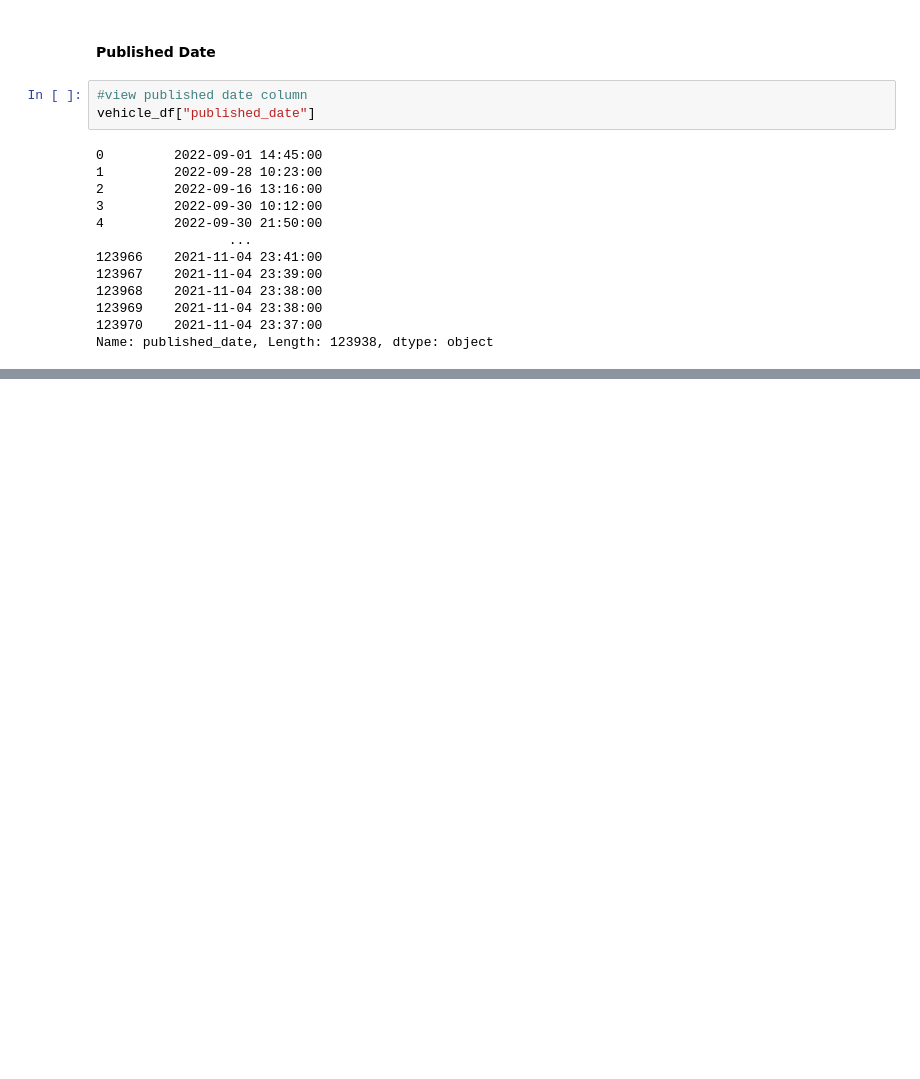
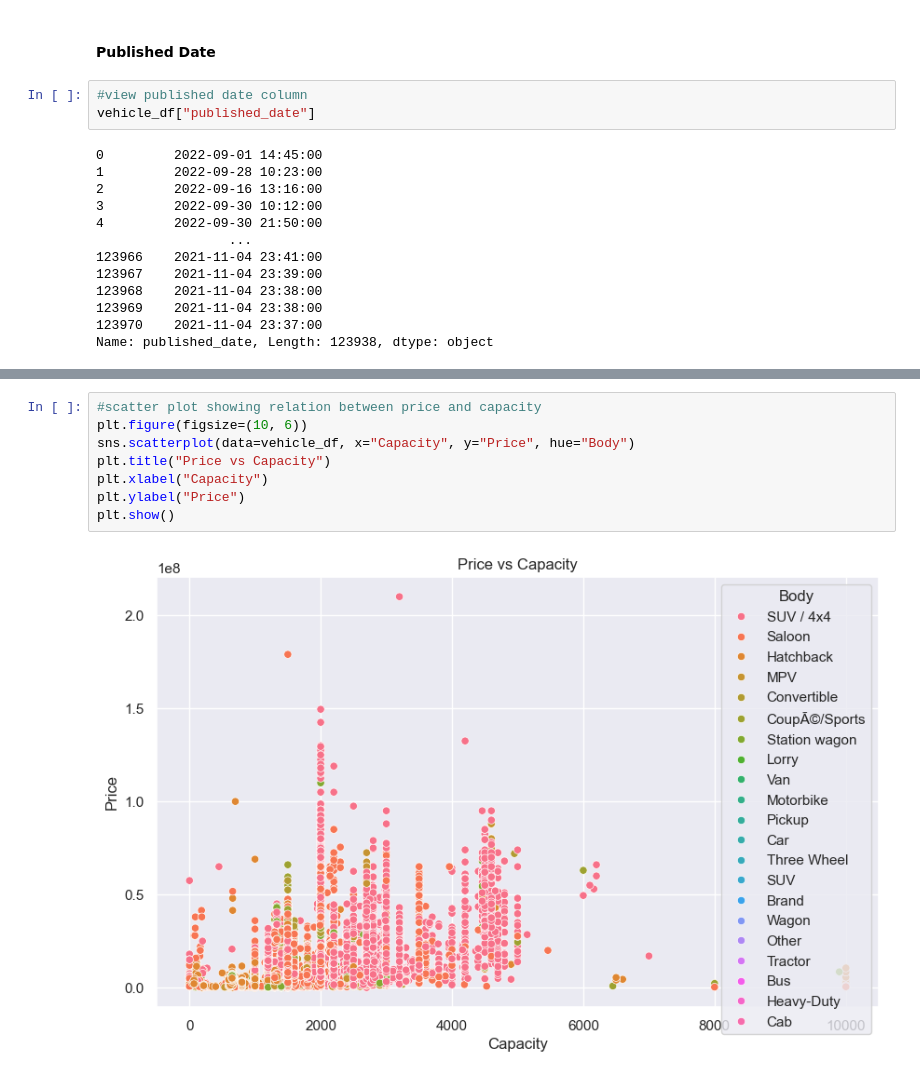
Before and after one commit to toobask/introtoAI1, a Jupyter notebook: notebook/IntroToAI_701_CourseWork_Amua_et_Tooba.ipynb, the cells around one changed output, grey strips where cells are left out. Drawn from its saved outputs; the diff is of its cells as text; blank space fills up the shorter version.

```diff
--- a/notebook/IntroToAI_701_CourseWork_Amua_et_Tooba.ipynb
+++ b/notebook/IntroToAI_701_CourseWork_Amua_et_Tooba.ipynb
@@ -673,0 +800,10 @@ Name: published_date, Length: 123938, dtype: object
+# %%
+#scatter plot showing relation between price and capacity
+plt.figure(figsize=(10, 6))
+sns.scatterplot(data=vehicle_df, x="Capacity", y="Price", hue="Body")
+plt.title("Price vs Capacity")
+plt.xlabel("Capacity")
+plt.ylabel("Price")
+plt.show()
+# %% [output]
+[figure, added]
```
Also changed, not shown: parts of 37 cells of this notebook.
